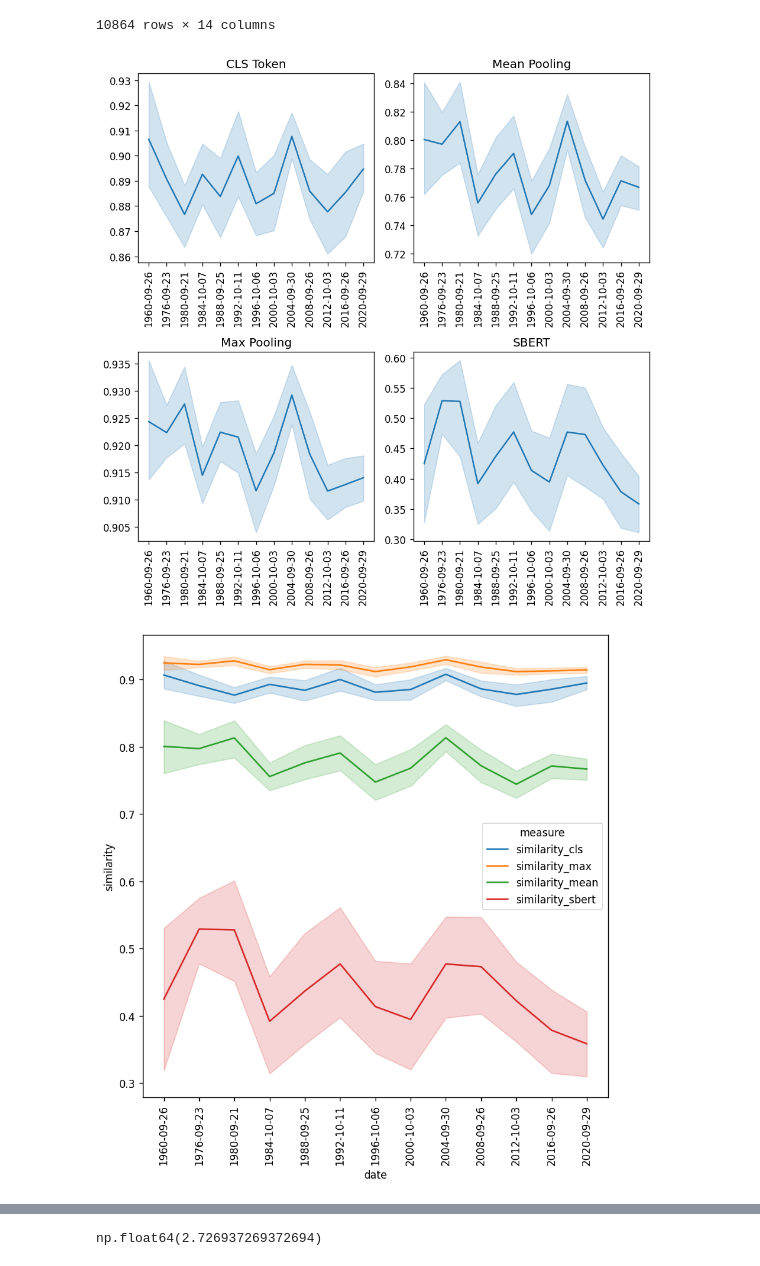
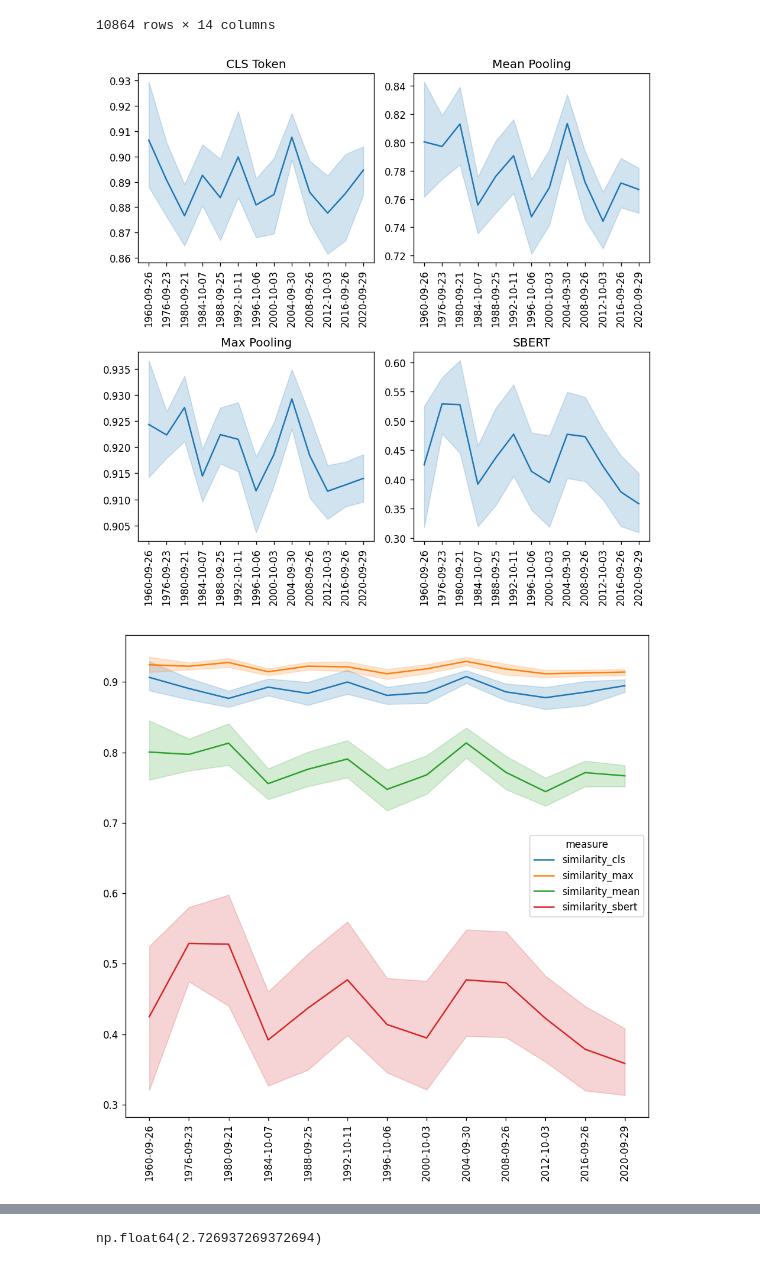
Before and after one commit to ngruenefeld/qud-for-us-presidential-debates, a Jupyter notebook: us_debates_metrics.ipynb, the cells around one changed output, grey strips where cells are left out. Cells and saved outputs as stored; diff of their text form; code cells hidden in the pictures.

Commit message:
feat: plots

```diff
--- a/us_debates_metrics.ipynb
+++ b/us_debates_metrics.ipynb
@@ -178,14 +182,25 @@ for ax in axs:
 
 # fig.suptitle('Embedding Similarity')
 fig.tight_layout()
+
+os.makedirs(f"figures/", exist_ok=True)
+plt.savefig(f"figures/similarities_by_debate_split.png", transparent=True)
 # %% [output]
-[figure, old version]
+[figure, new version]
 # %%
 fig, ax = plt.subplots(figsize=(8, 8))
 sns.lineplot(data=df_melted, x="date", y="similarity", hue="measure", ax=ax)
+
+ax.set_xlabel(None)
+ax.set_ylabel(None)
 ax.tick_params(axis='x', rotation=90)
+
+fig.tight_layout()
+
+os.makedirs(f"figures/", exist_ok=True)
+plt.savefig(f"figures/similarities_by_debate.png", transparent=True)
 # %% [output]
-[figure, old version]
+[figure, new version]
 # %%
 fig, axs = plt.subplots(2, 2, figsize=(8, 8))
 
```
Also changed, not shown: parts of 8 cells of this notebook, 8 other files.
